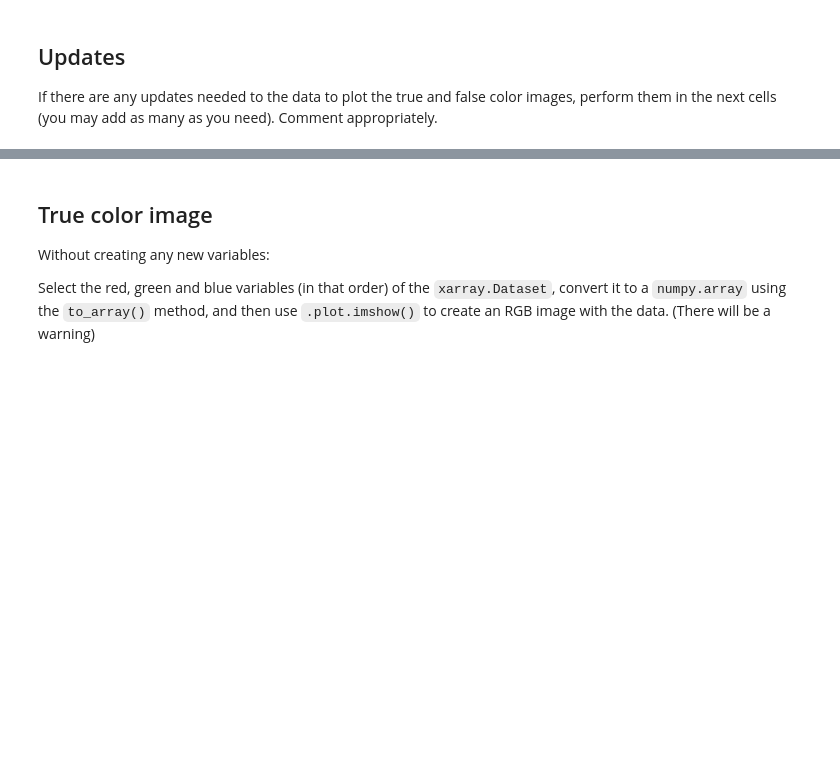
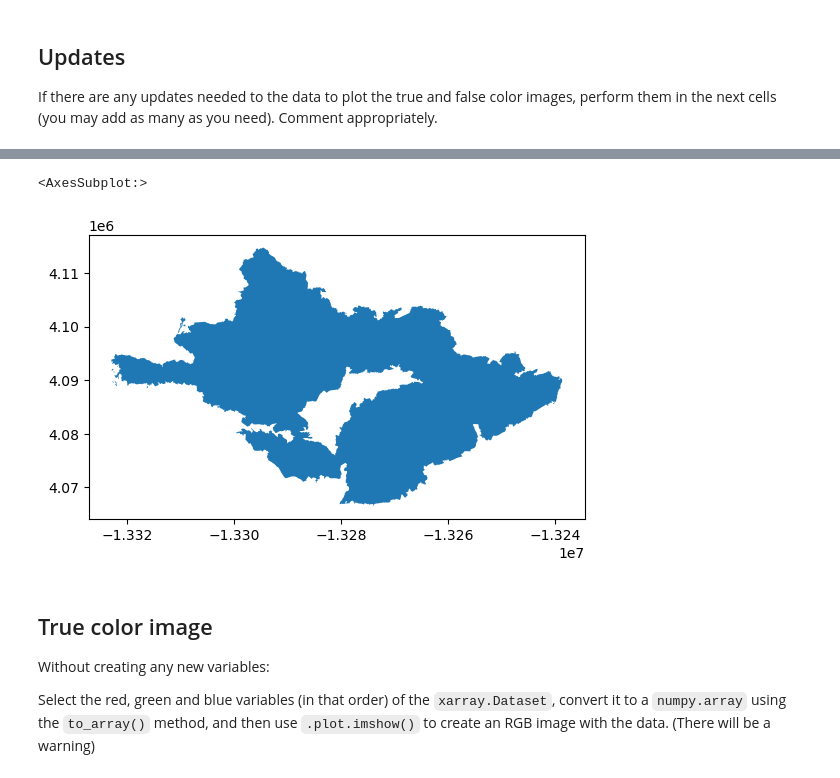
Before and after one commit to annieradams/eds220-hwk4, a Jupyter notebook: hwk4-task2-false-color.ipynb, the cells around one changed output, grey strips where cells are left out. Drawn from its saved outputs; the diff is of its cells as text; code cells hidden in the pictures; blank space fills up the shorter version.

```diff
--- a/hwk4-task2-false-color.ipynb
+++ b/hwk4-task2-false-color.ipynb
@@ -83,6 +95,5 @@ from netCDF4 import Dataset
 # %% [markdown]
 ## Import data
 # %%
-# your code here
-landsat = Dataset('data/landsat8-2018-01-26-sb-simplified.nc')
-ca = gpd.read_file('https://data.ca.gov/dataset/e212e397-1277-4df3-8c22-40721b095f33/resource/3db1e426-fb51-44f5-82d5-a54d7c6e188b/download/ca-state-boundary.zip')
+ca_fire = gpd.read_file('data/California_fire_perimeters_2017/California_Fire_Perimeters_2017.shp') # read in shapefile of califronia fire perimters
+ca_fire.head()
@@ -102,3 +209,10 @@ Comment appropriately.
+# %%
+#select only thomas fire perimter
+thomas_fire = ca_fire[ca_fire.FIRE_NAME == "THOMAS"]
+thomas_fire.plot()
+# %% [output]
+<AxesSubplot:>
+[figure, added]
 # %% [markdown]
 ## True color image
 
```
Also changed, not shown: parts of 17 cells of this notebook, 1 other file.
